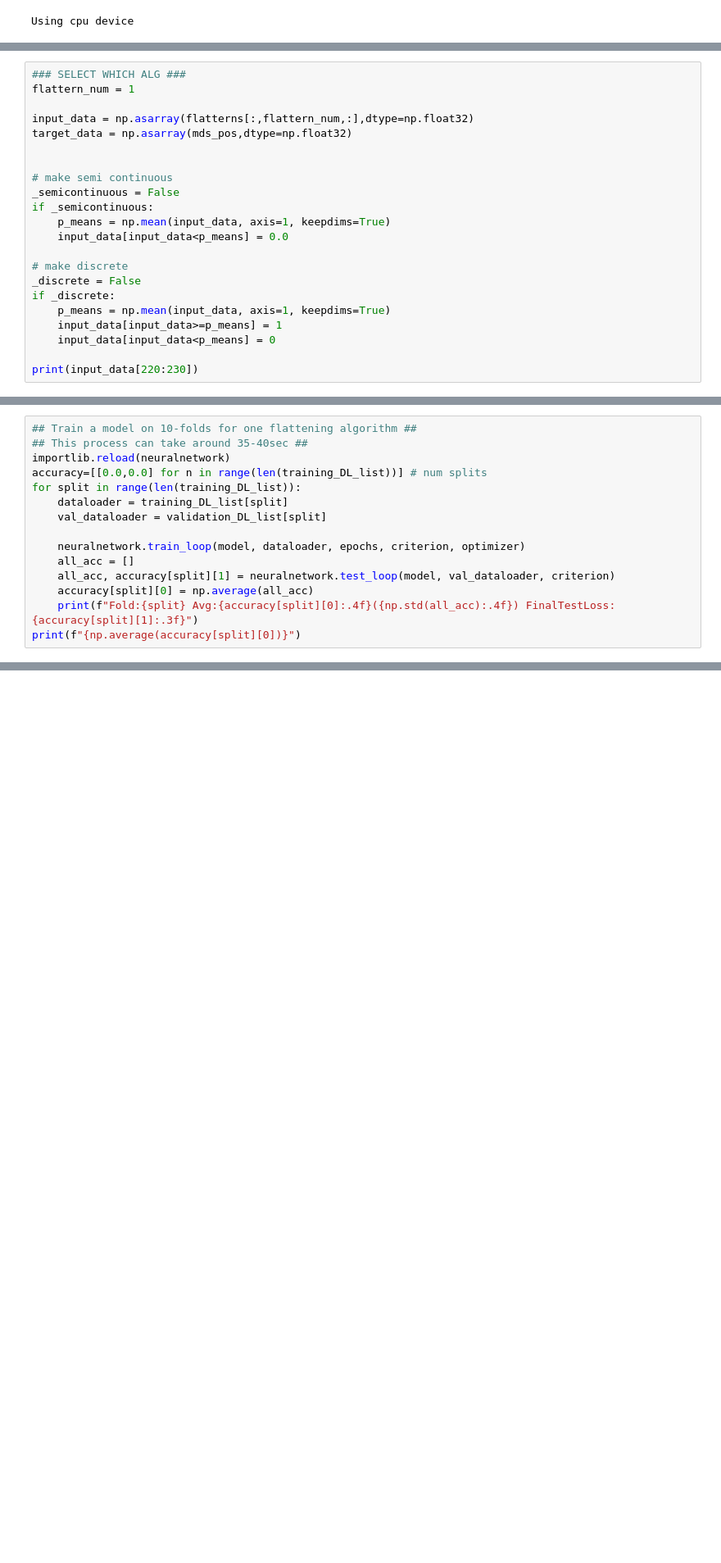
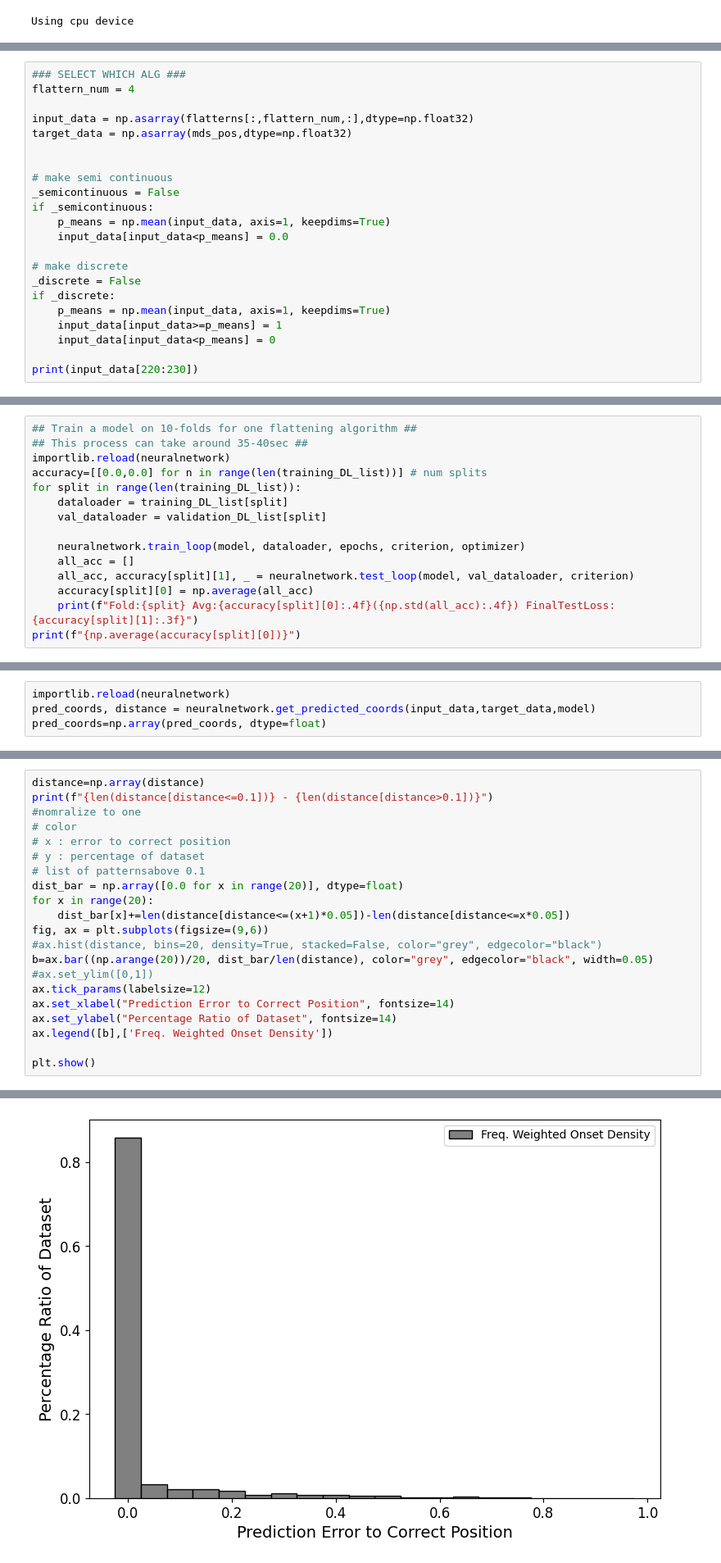
Before and after one commit to peter-clark/investigating-human-tapping-behavior-polyphonic-rhythms, a Jupyter notebook: 4-Predicting_Rhythmspace_Coordinates_Using_Analytically_Flattened_Polyphonic_Patterns.ipynb, the cells around one changed output, grey strips where cells are left out. Shown at 82% size. Drawn from its saved outputs; the diff is of its cells as text; blank space fills up the shorter version.

```diff
--- a/4-Predicting_Rhythmspace_Coordinates_Using_Analytically_Flattened_Polyphonic_Patterns.ipynb
+++ b/4-Predicting_Rhythmspace_Coordinates_Using_Analytically_Flattened_Polyphonic_Patterns.ipynb
@@ -247,7 +267,7 @@ Types: | Combo: | FuncRef: | Index: |
 &emsp; &emsp; +| Polyphonic Syncopation  | [3,0,2] | 16 |
 # %%
 ### SELECT WHICH ALG ###
-flattern_num = 1
+flattern_num = 4
 
 input_data = np.asarray(flatterns[:,flattern_num,:],dtype=np.float32)
 target_data = np.asarray(mds_pos,dtype=np.float32)
@@ -323,7 +346,7 @@ for split in range(len(training_DL_list)):
 
     neuralnetwork.train_loop(model, dataloader, epochs, criterion, optimizer)
     all_acc = []
-    all_acc, accuracy[split][1] = neuralnetwork.test_loop(model, val_dataloader, criterion)
+    all_acc, accuracy[split][1], _ = neuralnetwork.test_loop(model, val_dataloader, criterion)
     accuracy[split][0] = np.average(all_acc)
     print(f"Fold:{split} Avg:{accuracy[split][0]:.4f}({np.std(all_acc):.4f}) FinalTestLoss:{accuracy[split][1]:.3f}")
 print(f"{np.average(accuracy[split][0])}")
@@ -358,0 +382,4 @@ Algorithm: FreqWeightOnsetDen_Meter --> MAE: 0.1137 [std:0.157566096145877] ****
+# %%
+importlib.reload(neuralnetwork)
+pred_coords, distance = neuralnetwork.get_predicted_coords(input_data,target_data,model)
+pred_coords=np.array(pred_coords, dtype=float)
@@ -358,0 +388,22 @@ Algorithm: FreqWeightOnsetDen_Meter --> MAE: 0.1137 [std:0.157566096145877] ****
+# %%
+distance=np.array(distance)
+print(f"{len(distance[distance<=0.1])} - {len(distance[distance>0.1])}")
+#nomralize to one
+# color
+# x : error to correct position
+# y : percentage of dataset
+# list of patternsabove 0.1
+dist_bar = np.array([0.0 for x in range(20)], dtype=float)
+for x in range(20):
+    dist_bar[x]+=len(distance[distance<=(x+1)*0.05])-len(distance[distance<=x*0.05])
+fig, ax = plt.subplots(figsize=(9,6))
+#ax.hist(distance, bins=20, density=True, stacked=False, color="grey", edgecolor="black")
+b=ax.bar((np.arange(20))/20, dist_bar/len(distance), color="grey", edgecolor="black", width=0.05)
+#ax.set_ylim([0,1])
+ax.tick_params(labelsize=12)
+ax.set_xlabel("Prediction Error to Correct Position", fontsize=14)
+ax.set_ylabel("Percentage Ratio of Dataset", fontsize=14)
+ax.legend([b],['Freq. Weighted Onset Density'])
+
+plt.show()
+# %% [output]
@@ -358,0 +411 @@ Algorithm: FreqWeightOnsetDen_Meter --> MAE: 0.1137 [std:0.157566096145877] ****
+[figure, added]
```
Also changed, not shown: parts of 10 cells of this notebook, 5 other files.
